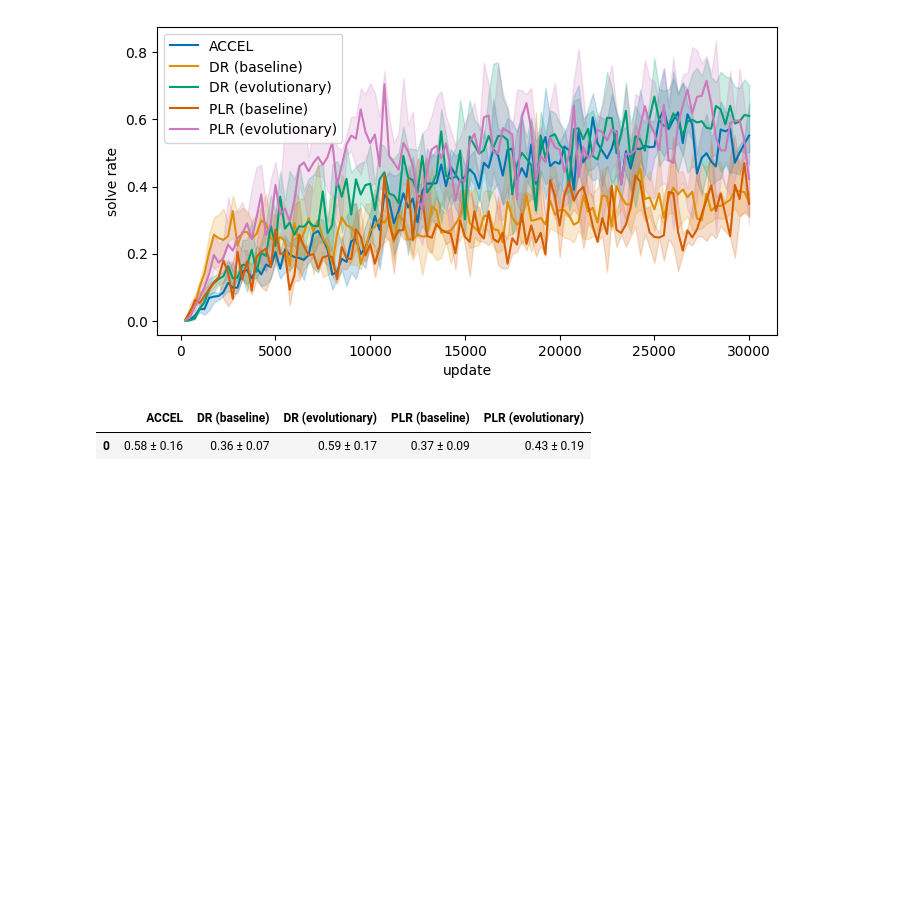
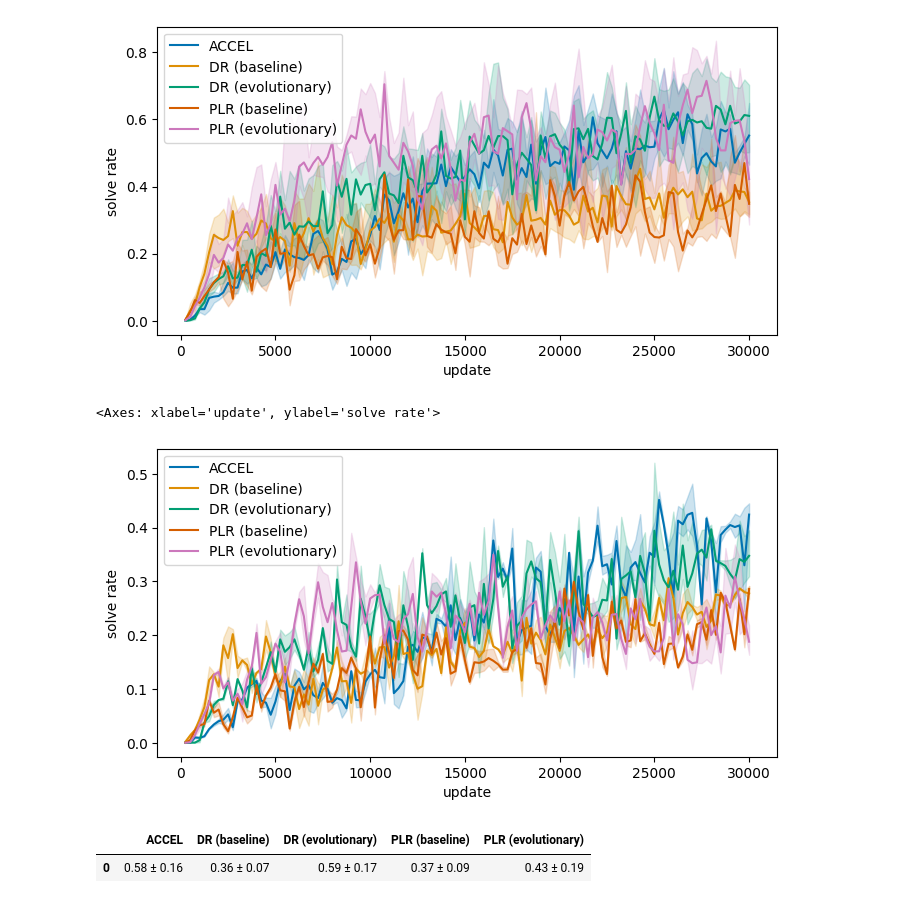
Before and after one commit to callum-lawson/evo-ued, a Jupyter notebook: notebooks/eda_training_wandb.ipynb, the cells around one changed output. Saved outputs shown, nothing was run; the diff lists cells and outputs as text; code cells hidden in the pictures; blank space fills up the shorter version.

```diff
--- a/notebooks/eda_training_wandb.ipynb
+++ b/notebooks/eda_training_wandb.ipynb
@@ -179,6 +185,11 @@ plot_median_quantiles(agg_q, step_key=STEP, palette_map=ALG_PALETTE, y_label="so
 # %% [output]
 <Axes: xlabel='update', ylabel='solve rate'>
 [figure]
+# %%
+plot_worst_case(df_solve, step_key=STEP, palette_map=ALG_PALETTE, y_label="solve rate")
+# %% [output]
+<Axes: xlabel='update', ylabel='solve rate'>
+[figure, added]
 # %%
 from jaxued import final_values_per_run, summarize_final_values
 
```
Also changed, not shown: parts of 4 cells of this notebook, 2 other files.
